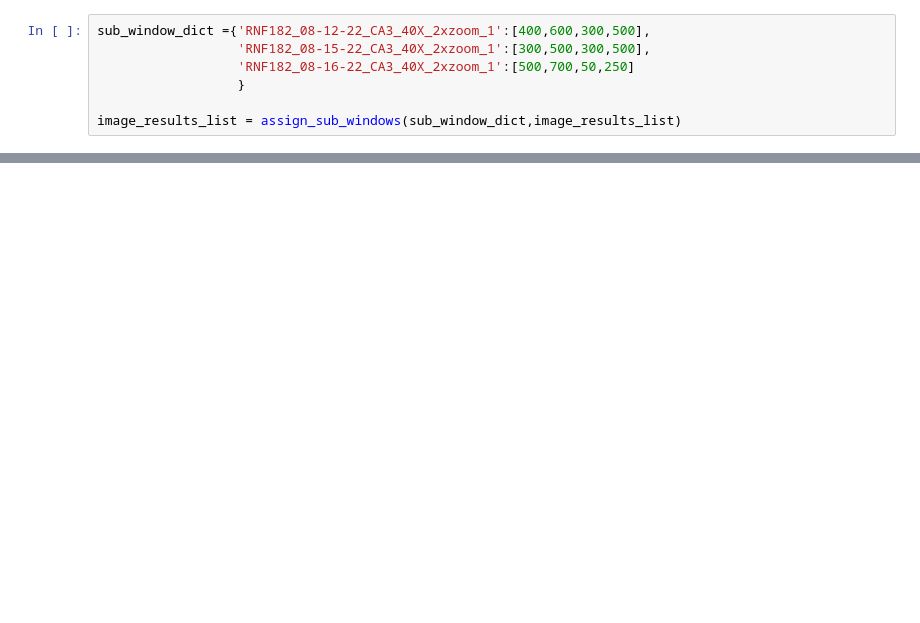
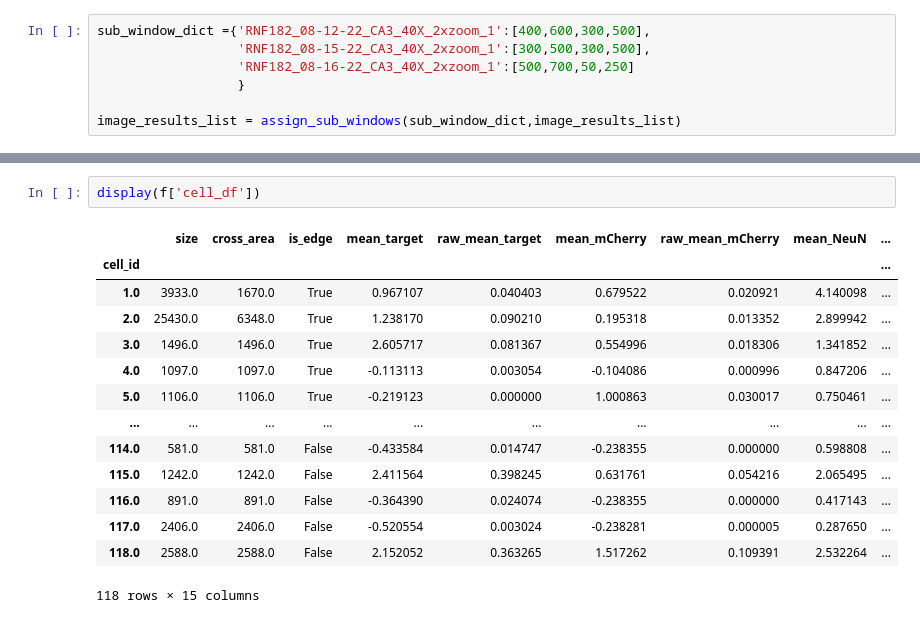
Before and after one commit to dtabuena/Images, a Jupyter notebook: Crisper_Immuno/RNF182_Image_Analysis.ipynb, the cells around one changed output, grey strips where cells are left out. Cells and saved outputs as stored; diff of their text form; blank space fills up the shorter version.

```diff
--- a/Crisper_Immuno/RNF182_Image_Analysis.ipynb
+++ b/Crisper_Immuno/RNF182_Image_Analysis.ipynb
@@ -474,0 +456,17 @@ WARNING:matplotlib.image:Clipping input data to the valid range for imshow with
+# %%
+display(f['cell_df'])
+# %% [output]
+|  | size | cross_area | is_edge | mean_target | raw_mean_target | mean_mCherry | raw_mean_mCherry | mean_NeuN | ... |
+| cell_id |  |  |  |  |  |  |  |  | ... |
+| 1.0 | 3933.0 | 1670.0 | True | 0.967107 | 0.040403 | 0.679522 | 0.020921 | 4.140098 | ... |
+| 2.0 | 25430.0 | 6348.0 | True | 1.238170 | 0.090210 | 0.195318 | 0.013352 | 2.899942 | ... |
+| 3.0 | 1496.0 | 1496.0 | True | 2.605717 | 0.081367 | 0.554996 | 0.018306 | 1.341852 | ... |
+| 4.0 | 1097.0 | 1097.0 | True | -0.113113 | 0.003054 | -0.104086 | 0.000996 | 0.847206 | ... |
+| 5.0 | 1106.0 | 1106.0 | True | -0.219123 | 0.000000 | 1.000863 | 0.030017 | 0.750461 | ... |
+| ... | ... | ... | ... | ... | ... | ... | ... | ... | ... |
+| 114.0 | 581.0 | 581.0 | False | -0.433584 | 0.014747 | -0.238355 | 0.000000 | 0.598808 | ... |
+| 115.0 | 1242.0 | 1242.0 | False | 2.411564 | 0.398245 | 0.631761 | 0.054216 | 2.065495 | ... |
+| 116.0 | 891.0 | 891.0 | False | -0.364390 | 0.024074 | -0.238355 | 0.000000 | 0.417143 | ... |
+| 117.0 | 2406.0 | 2406.0 | False | -0.520554 | 0.003024 | -0.238281 | 0.000005 | 0.287650 | ... |
+| 118.0 | 2588.0 | 2588.0 | False | 2.152052 | 0.363265 | 1.517262 | 0.109391 | 2.532264 | ... |
+118 rows × 15 columns
```
Also changed, not shown: parts of 7 cells of this notebook.
